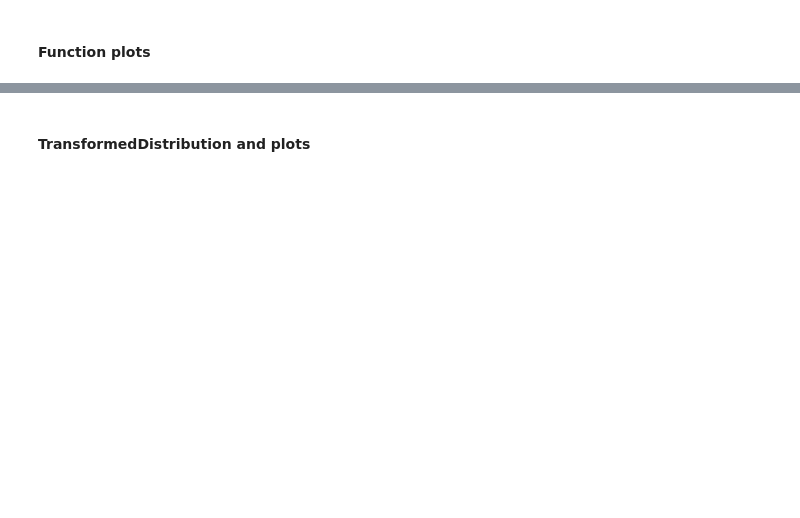
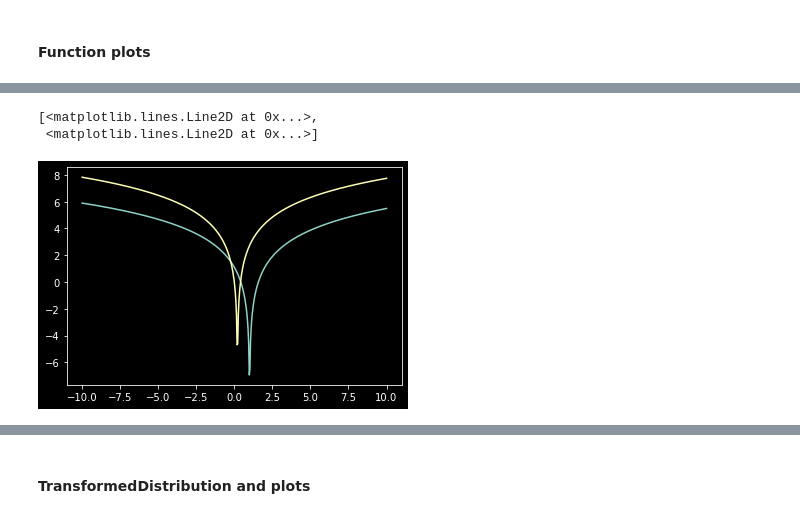
Before and after one commit to hjlgood/tensorflow_probability, a Jupyter notebook: 03_Coding Tutorial.ipynb, the cells around one changed output, grey strips where cells are left out. Drawn from its saved outputs; the diff is of its cells as text; code cells hidden in the pictures; blank space fills up the shorter version.

```diff
--- a/03_Coding Tutorial.ipynb
+++ b/03_Coding Tutorial.ipynb
@@ -383,4 +437,10 @@ x = np.linspace(-10, 10, 500).reshape(-1, 1)
 # %%
 # Plot the forward log Jacobian determinant
+
+plt.plot(x, cubic.forward_log_det_jacobian(x))
+# %% [output]
+[<matplotlib.lines.Line2D at 0x...>,
+ <matplotlib.lines.Line2D at 0x...>]
+[figure, added]
 # %%
 # Plot the inverse log Jacobian determinant
```
Also changed, not shown: parts of 38 cells of this notebook.
